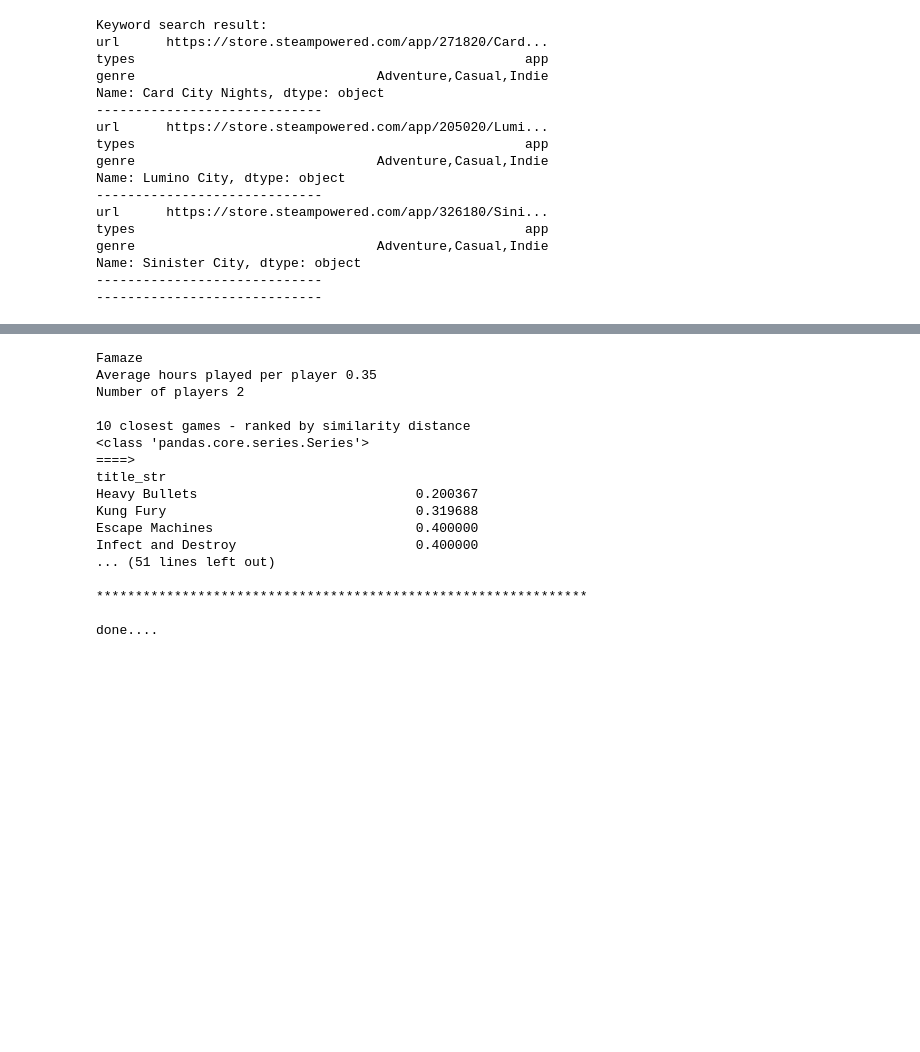
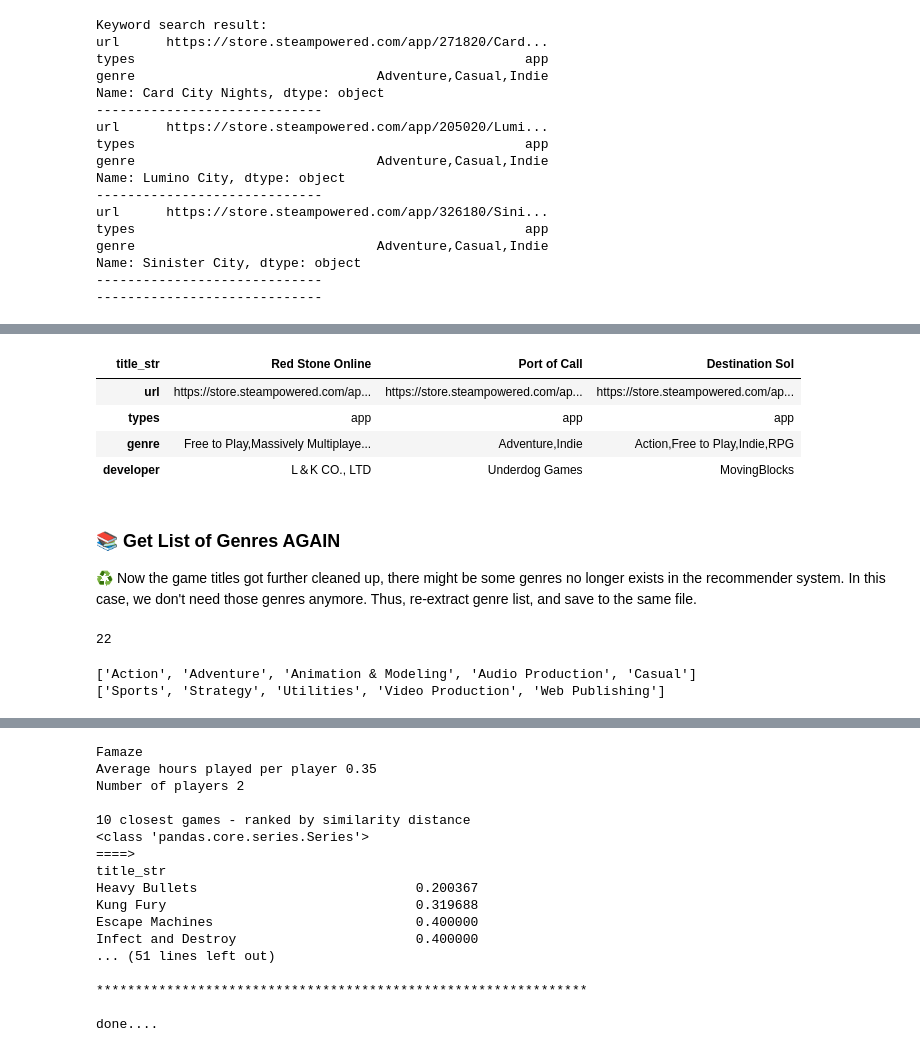
Before and after one commit to roycliu/sage-ga_datascience-capstone, a Jupyter notebook: capstone/Game Recommendation System.ipynb, the cells around one changed output, grey strips where cells are left out. Saved outputs shown, nothing was run; the diff lists cells and outputs as text; code cells hidden in the pictures; blank space fills up the shorter version.

```diff
--- a/capstone/Game Recommendation System.ipynb
+++ b/capstone/Game Recommendation System.ipynb
@@ -560,0 +582,2 @@ Name: Sinister City, dtype: object
+# %%
+df_game_with_gener = df_game_with_gener[df_game_with_gener.index.isin(recommender_df.index)]
@@ -560,0 +588,12 @@ Name: Sinister City, dtype: object
+# %%
+df_game_with_gener.sample(3).T
+# %% [output]
+| title_str | Red Stone Online | Port of Call | Destination Sol |
+| url | https://store.steampowered.com/ap... | https://store.steampowered.com/ap... | https://store.steampowered.com/ap... |
+| types | app | app | app |
+| genre | Free to Play,Massively Multiplaye... | Adventure,Indie | Action,Free to Play,Indie,RPG |
+| developer | L＆K CO., LTD | Underdog Games | MovingBlocks |
+# %% [markdown]
+### 📚 Get List of Genres AGAIN
+♻ Now the game titles got further cleaned up, there might be some genres no longer exists in the recommender system.
+In this case, we don't need those genres anymore. Thus, re-extract genre list, and save to the same file.
@@ -560,0 +604,10 @@ Name: Sinister City, dtype: object
+# %%
+len(unique_genres)
+# %% [output]
+22
+# %%
+print(unique_genres[:5])
+print(unique_genres[-5:])
+# %% [output]
+['Action', 'Adventure', 'Animation & Modeling', 'Audio Production', 'Casual']
+['Sports', 'Strategy', 'Utilities', 'Video Production', 'Web Publishing']
```
Also changed, not shown: parts of 21 cells of this notebook, 2 other files.
